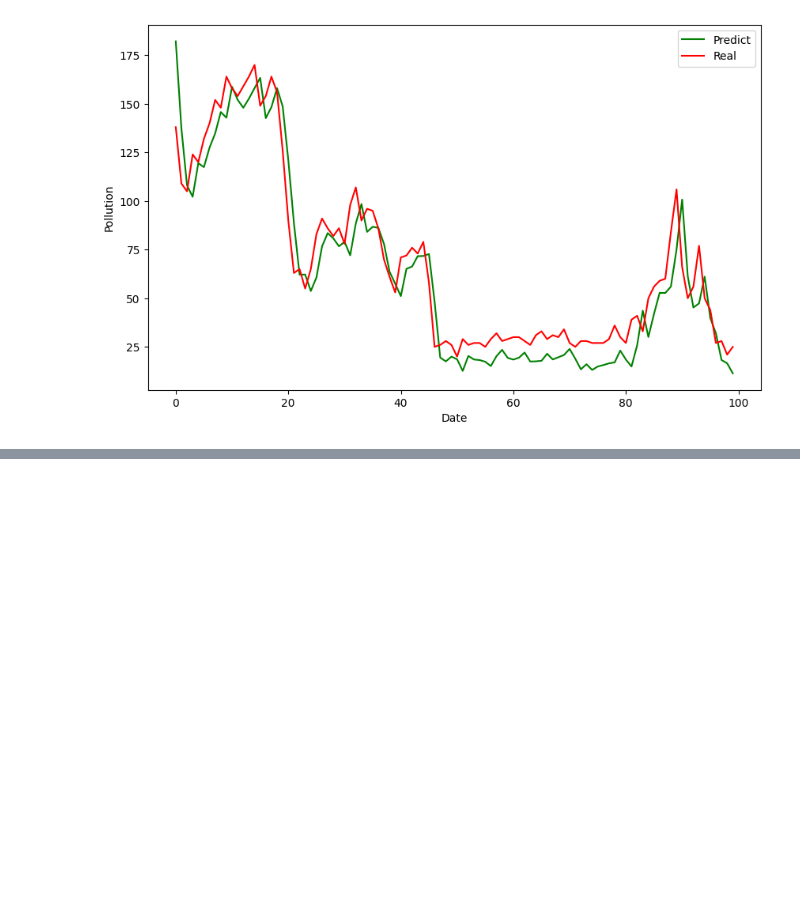
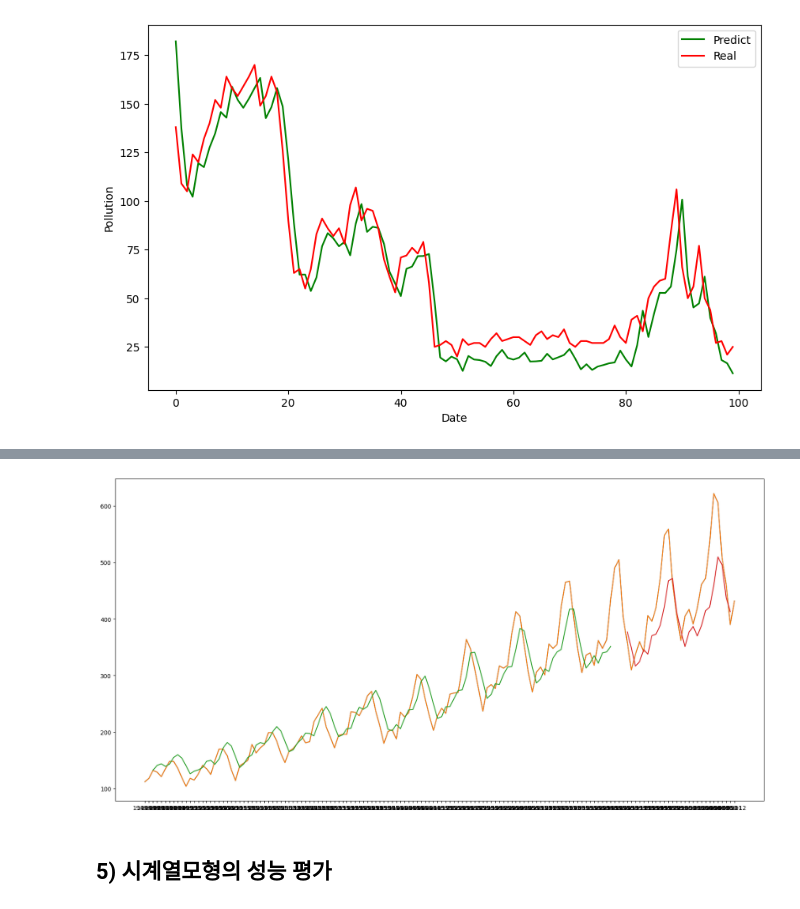
Before and after one commit to hyewon961117/hw_study2, a Jupyter notebook: two/007_python_시계열.ipynb, the cells around one changed output, grey strips where cells are left out. Cells and saved outputs as stored; diff of their text form; code cells hidden in the pictures; blank space fills up the shorter version.

```diff
--- a/two/007_python_시계열.ipynb
+++ b/two/007_python_시계열.ipynb
@@ -1288,0 +1343,2 @@ plt.show()
+# %%
+dataset = df.astype('float32')
@@ -1288,0 +1381,6 @@ plt.show()
+# %%
+X_train = np.reshape(X_train, (X_train.shape[0], X_train.shape[1], 1))
+X_test = np.reshape(X_test, (X_test.shape[0], X_test.shape[1], 1))
+
+print(X_train.shape)
+print(X_test.shape)
@@ -1288,0 +1418,2 @@ plt.show()
+# %%
+model.fit(X_train, y_train, epochs=100)
@@ -1288,0 +1439,17 @@ plt.show()
+# %%
+from sklearn.metrics import mean_squared_error
+
+trainPredict = model.predict(X_train)
+testPredict = model.predict(X_test)
+trainPredict = scaler.inverse_transform(trainPredict) # 스케일링 => 원래데이터로 돌림
+
+y_train = scaler.inverse_transform([y_train])
+testPredict = scaler.inverse_transform(testPredict)
+
+y_test = scaler.inverse_transform([y_test])
+trainScore = np.sqrt(mean_squared_error(y_train[0], trainPredict[:,0]))
+
+print(trainScore)
+
+testScore = np.sqrt(mean_squared_error(y_test[0], testPredict[:,0]))
+print(testScore)
@@ -1288,0 +1461,19 @@ plt.show()
+# %%
+from matplotlib import pyplot as plt
+
+trainPredictPlot = np.empty_like(dataset)
+trainPredictPlot[:, :] = np.nan
+trainPredictPlot[timestep:len(trainPredict)+timestep, :] = trainPredict
+
+testPredictPlot = np.empty_like(scaled)
+testPredictPlot[:, :] = np.nan
+testPredictPlot[len(trainPredict)+(timestep*2)+1:len(scaled)-1, :] = testPredict
+
+plt.figure(figsize=(20,10))
+plt.plot(scaler.inverse_transform(scaled))
+plt.plot(dataset)
+plt.plot(trainPredictPlot)
+plt.plot(testPredictPlot)
+plt.show()
+# %% [output]
+[figure, added]
@@ -1288,0 +1482,2 @@ plt.show()
+# %% [markdown]
+## 5) 시계열모형의 성능 평가
```
Also changed, not shown: parts of 53 cells of this notebook, 53 other files.
